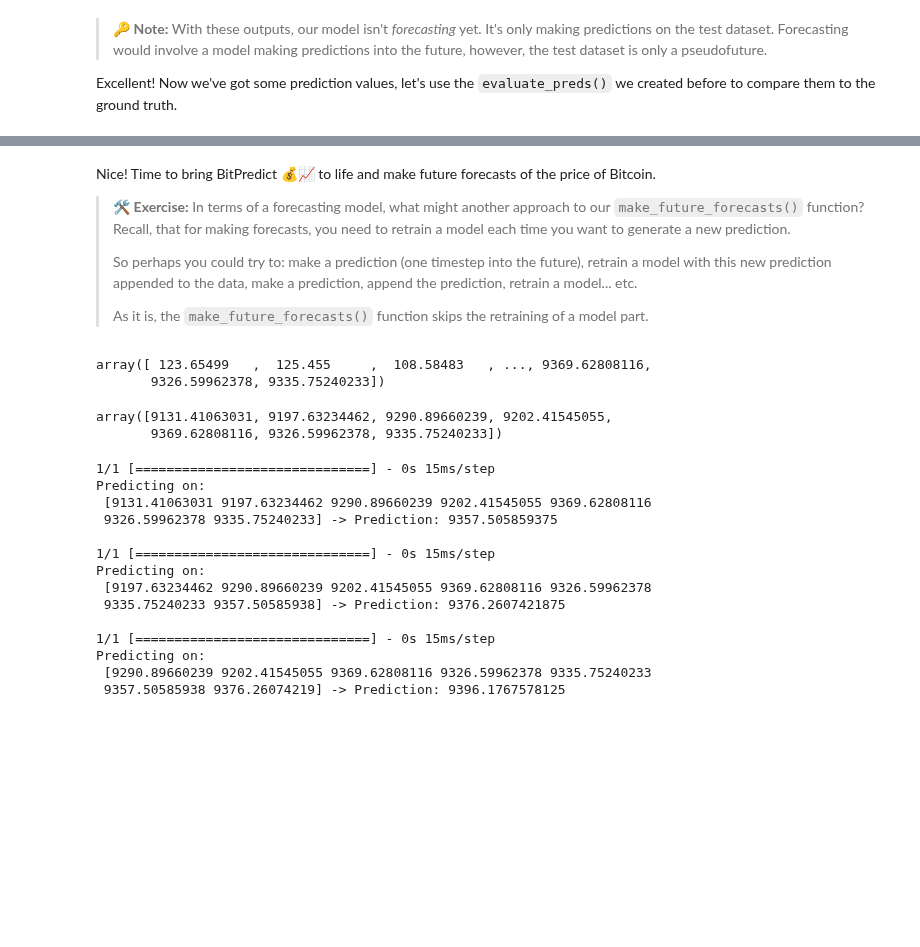
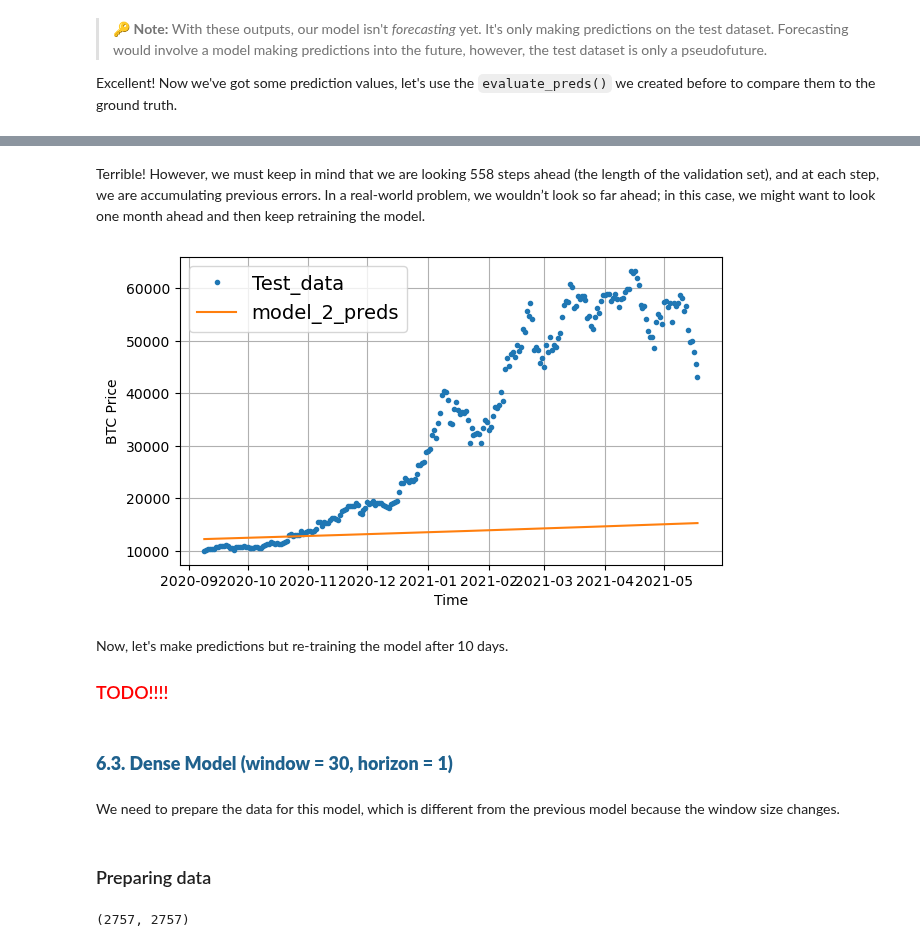
Before and after one commit to MNGARCIA085/Time-Series-with-Deep-Leaning, a Jupyter notebook: Univariate/Bitcoin Prediction/Bitcoin Prediction.ipynb, the cells around one changed output, grey strips where cells are left out. Drawn from its saved outputs; the diff is of its cells as text; code cells hidden in the pictures; blank space fills up the shorter version.

```diff
--- a/Univariate/Bitcoin Prediction/Bitcoin Prediction.ipynb
+++ b/Univariate/Bitcoin Prediction/Bitcoin Prediction.ipynb
@@ -616,6 +883,5 @@ naive_results
 # %%
-# RIGHT WAY
 future_forecast = make_future_forecast(model=model_1,
-                                       initial_window=y_train[-WINDOW_SIZE:],
+                                       initial_window=y_train[-G.WINDOW_SIZE:],
                                        into_future=len(test_labels),
-                                       window_size=WINDOW_SIZE)
+                                       window_size=G.WINDOW_SIZE)
@@ -648,2 +892,3 @@ list
 # %%
-tensor = tf.convert_to_tensor(future_forecast, dtype=tf.float32)
+# concert to a tensor
+future_forecast = tf.convert_to_tensor(future_forecast, dtype=tf.float32)
@@ -861,44 +905,19 @@ def make_future_forecast(model, initial_window, into_future, window_size=WINDOW_
-# %% [markdown]
-Nice! Time to bring BitPredict 💰📈 to life and make future forecasts of the price of Bitcoin.
-
-> 🛠 **Exercise:** In terms of a forecasting model, what might another approach to our `make_future_forecasts()` function? Recall, that for making forecasts, you need to retrain a model each time you want to generate a new prediction.
->
-> So perhaps you could try to: make a prediction (one timestep into the future), retrain a model with this new prediction appended to the data, make a prediction, append the prediction, retrain a model... etc.
->
-> As it is, the `make_future_forecasts()` function skips the retraining of a model part.
-# %%
-y_train
-# %% [output]
-array([ 123.65499   ,  125.455     ,  108.58483   , ..., 9369.62808116,
-       9326.59962378, 9335.75240233])
-# %%
-y_train[-WINDOW_SIZE:]
-# %% [output]
-array([9131.41063031, 9197.63234462, 9290.89660239, 9202.41545055,
-       9369.62808116, 9326.59962378, 9335.75240233])
-# %%
-INTO_FUTURE = 3 # para entrenar será la longitud del val set
-WINDOW_SIZE = 7
-
-# Make forecasts into future of the price of Bitcoin
-# Note: if you're reading this at a later date, you may already be in the future, so the forecasts
-# we're making may not actually be forecasts, if that's the case, readjust the training data.
-future_forecast = make_future_forecast(model=model_1,
-                                       initial_window=y_train[-WINDOW_SIZE:],
-                                       into_future=INTO_FUTURE,
-                                       window_size=WINDOW_SIZE)
-# %% [output]
-1/1 [==============================] - 0s 15ms/step
-Predicting on:
- [9131.41063031 9197.63234462 9290.89660239 9202.41545055 9369.62808116
- 9326.59962378 9335.75240233] -> Prediction: 9357.505859375
-
-1/1 [==============================] - 0s 15ms/step
-Predicting on:
- [9197.63234462 9290.89660239 9202.41545055 9369.62808116 9326.59962378
- 9335.75240233 9357.50585938] -> Prediction: 9376.2607421875
-
-1/1 [==============================] - 0s 15ms/step
-Predicting on:
- [9290.89660239 9202.41545055 9369.62808116 9326.59962378 9335.75240233
- 9357.50585938 9376.26074219] -> Prediction: 9396.1767578125
+# %% [markdown]
+Terrible! However, we must keep in mind that we are looking 558 steps ahead (the length of the validation set), and at each step, we are accumulating previous errors. In a real-world problem, we wouldn’t look so far ahead; in this case, we might want to look one month ahead and then keep retraining the model.
+# %%
+plot_comparisson(X_test[-len(test_windows):], test_labels[:, 0], future_forecast, 'model_1_preds',
+                 figsize=(7, 4))
+# %% [output]
+[figure, added]
+# %% [markdown]
+Now, let's make predictions but re-training the model after 10 days.
+
+
+### <font color='red'> TODO!!!! </font>
+# %% [markdown]
+<a name="6.3"></a>
+### <font color='#1f618d'> <b> 6.3. Dense Model (window = 30, horizon = 1) </font> </b>
+# %% [markdown]
+We need to prepare the data for this model, which is different from the previous model because the window size changes.
+# %% [markdown]
+### Preparing data
@@ -904,0 +928,6 @@ Predicting on:
+# %%
+# Make windowed data with appropriate horizon and window sizes
+full_windows, full_labels = make_windows(prices, window_size=WINDOW_SIZE, horizon=HORIZON)
+len(full_windows), len(full_labels)
+# %% [output]
+(2757, 2757)
```
Also changed, not shown: parts of 129 cells of this notebook, 20 other files.
